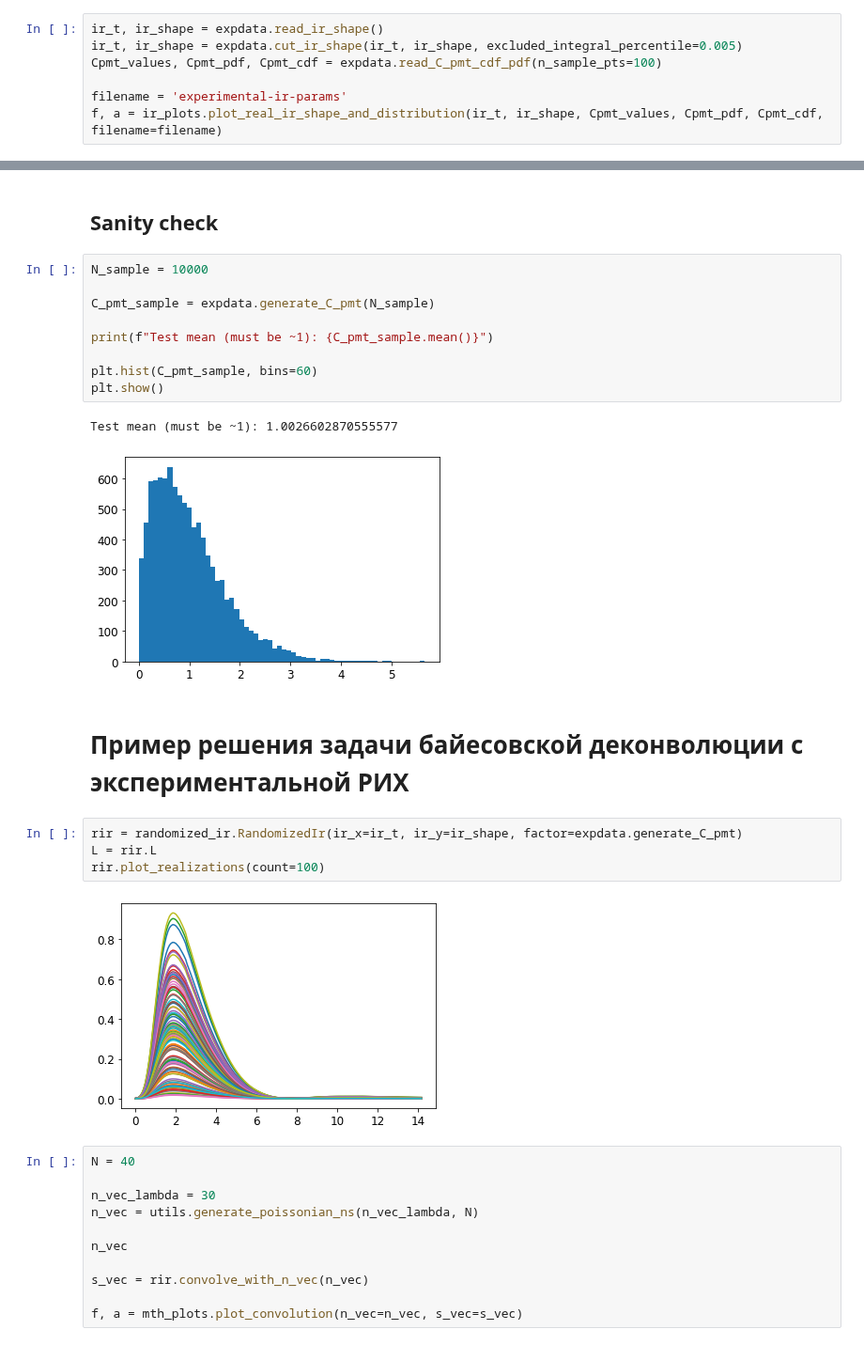
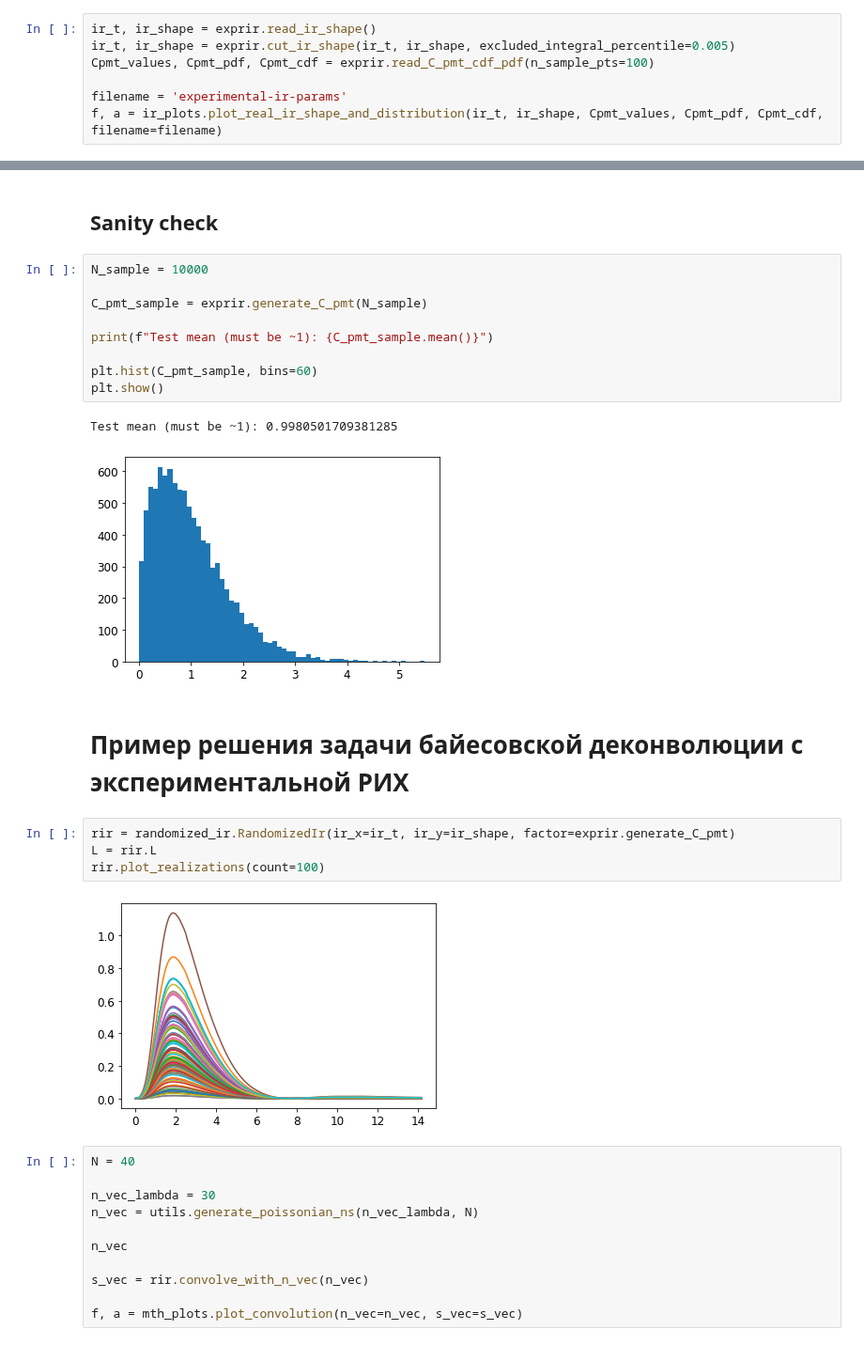
Before and after one commit to nj-vs-vh/master-thesis, a Jupyter notebook: notebooks/experimental_rir.ipynb, the cells around one changed output, grey strips where cells are left out. Shown at 94% size. Drawn from its saved outputs; the diff is of its cells as text.

```diff
--- a/notebooks/real_rir.ipynb
+++ b/notebooks/experimental_rir.ipynb
@@ -17,7 +17,7 @@ relmod = reloader(ir_plots, mth_plots, expdata, randomized_ir, utils, mcmc)
 # %%
-ir_t, ir_shape = expdata.read_ir_shape()
-ir_t, ir_shape = expdata.cut_ir_shape(ir_t, ir_shape, excluded_integral_percentile=0.005)
-Cpmt_values, Cpmt_pdf, Cpmt_cdf = expdata.read_C_pmt_cdf_pdf(n_sample_pts=100)
+ir_t, ir_shape = exprir.read_ir_shape()
+ir_t, ir_shape = exprir.cut_ir_shape(ir_t, ir_shape, excluded_integral_percentile=0.005)
+Cpmt_values, Cpmt_pdf, Cpmt_cdf = exprir.read_C_pmt_cdf_pdf(n_sample_pts=100)
 
 filename = 'experimental-ir-params'
 f, a = ir_plots.plot_real_ir_shape_and_distribution(ir_t, ir_shape, Cpmt_values, Cpmt_pdf, Cpmt_cdf, filename=filename)
@@ -28,23 +28,23 @@ f, a = ir_plots.plot_real_ir_shape_and_distribution(ir_t, ir_shape, Cpmt_values,
 # %%
 N_sample = 10000
 
-C_pmt_sample = expdata.generate_C_pmt(N_sample)
+C_pmt_sample = exprir.generate_C_pmt(N_sample)
 
 print(f"Test mean (must be ~1): {C_pmt_sample.mean()}")
 
 plt.hist(C_pmt_sample, bins=60)
 plt.show()
 # %% [output]
-Test mean (must be ~1): 1.0026602870555577
+Test mean (must be ~1): 0.9980501709381285
-[figure, old version]
+[figure, new version]
 # %% [markdown]
 # Пример решения задачи байесовской деконволюции с экспериментальной РИХ
 # %%
-rir = randomized_ir.RandomizedIr(ir_x=ir_t, ir_y=ir_shape, factor=expdata.generate_C_pmt)
+rir = randomized_ir.RandomizedIr(ir_x=ir_t, ir_y=ir_shape, factor=exprir.generate_C_pmt)
 L = rir.L
 rir.plot_realizations(count=100)
 # %% [output]
-[figure, old version]
+[figure, new version]
 # %%
 N = 40
 
```
Also changed, not shown: parts of 1 cell of this notebook, 2 other files.
